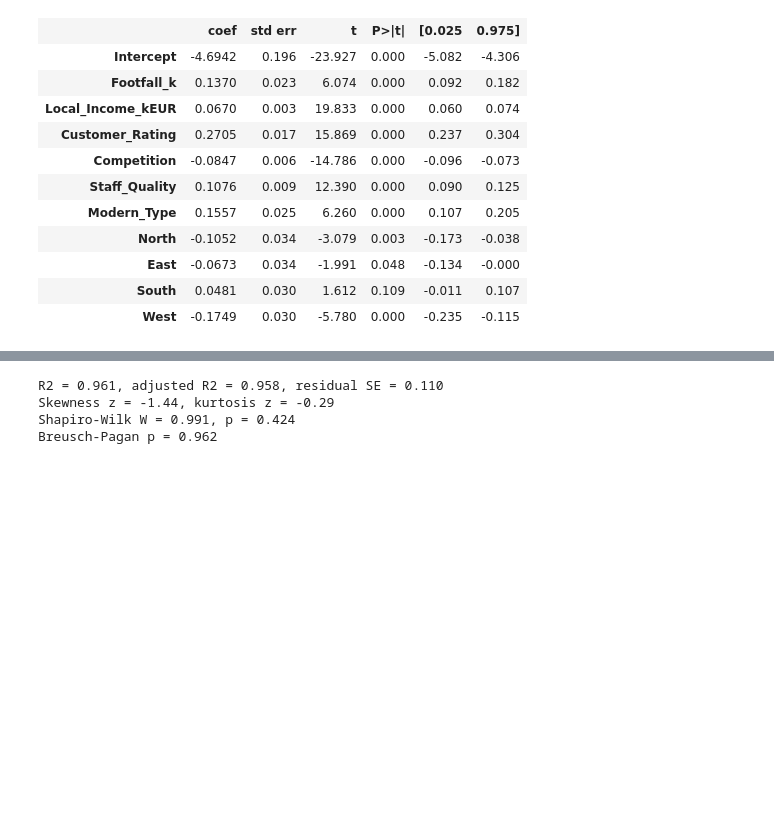
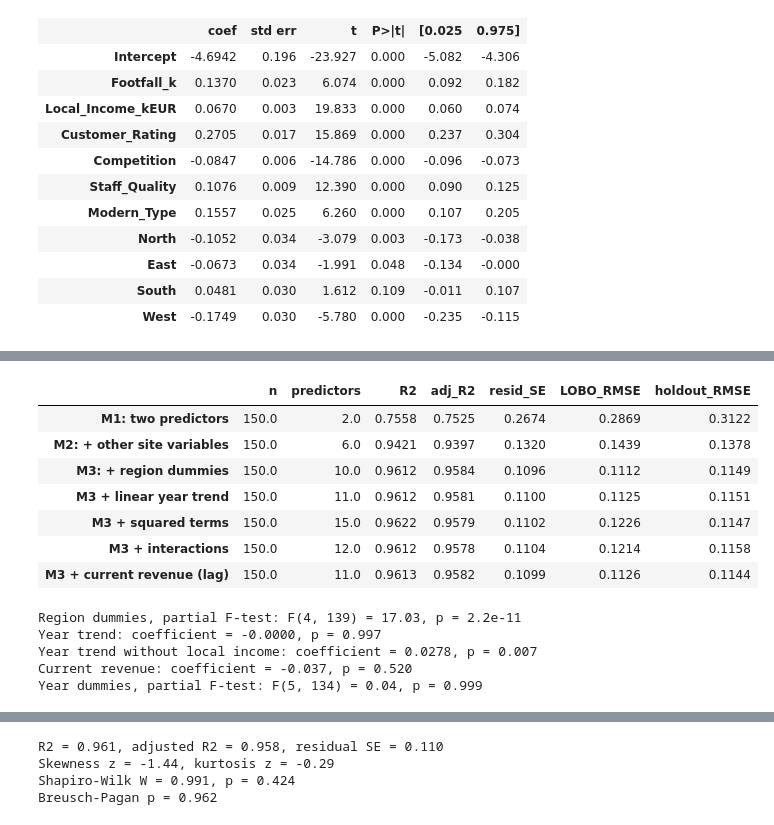
Before and after one commit to Ri-Dearg/data-test, a Jupyter notebook: A00082654_Rory.ipynb, the cells around one changed output, grey strips where cells are left out. Saved outputs shown, nothing was run; the diff lists cells and outputs as text; code cells hidden in the pictures; blank space fills up the shorter version.

```diff
--- a/A00082654_Rory.ipynb
+++ b/A00082654_Rory.ipynb
@@ -326,7 +399,7 @@ def se_kurt(n):
 
 
 def lobo_rmse(formula, data):
-    """Leave-one-branch-out RMSE: each branch is predicted, fitted to the other 24."""
+    """Leave-one-branch-out RMSE: each branch is predicted by a model fitted to the other 24."""
     errors = []
     for branch in data['Branch_ID'].unique():
         train = data[data['Branch_ID'] != branch]
@@ -886,0 +963,44 @@ final.summary().tables[1]
+# %%
+# Candidate models, each fitted to the same 150 branch-years
+candidates = {
+    'M1: two predictors': base,
+    'M2: + other site variables': base + others,
+    'M3: + region dummies': base + others + region,
+    'M3 + linear year trend': base + others + region + ' + Year',
+    'M3 + squared terms': base + others + region
+    + ' + I(Footfall_k**2) + I(Local_Income_kEUR**2) + I(Competition**2) + I(Customer_Rating**2) + I(Staff_Quality**2)',
+    'M3 + interactions': base + others + region + ' + Footfall_k:Local_Income_kEUR + Footfall_k:Competition',
+    'M3 + current revenue (lag)': base + others + region + ' + Revenue_M_EUR',
+}
+fits = {name: smf.ols(f'Revenue_Next ~ {terms}', data=df_model).fit() for name, terms in candidates.items()}
+comparison = pd.DataFrame({name: fit_stats(fit, df_model) for name, fit in fits.items()}).T
+comparison.round(4)
+# %% [output]
+|  | n | predictors | R2 | adj_R2 | resid_SE | LOBO_RMSE | holdout_RMSE |
+| M1: two predictors | 150.0 | 2.0 | 0.7558 | 0.7525 | 0.2674 | 0.2869 | 0.3122 |
+| M2: + other site variables | 150.0 | 6.0 | 0.9421 | 0.9397 | 0.1320 | 0.1439 | 0.1378 |
+| M3: + region dummies | 150.0 | 10.0 | 0.9612 | 0.9584 | 0.1096 | 0.1112 | 0.1149 |
+| M3 + linear year trend | 150.0 | 11.0 | 0.9612 | 0.9581 | 0.1100 | 0.1125 | 0.1151 |
+| M3 + squared terms | 150.0 | 15.0 | 0.9622 | 0.9579 | 0.1102 | 0.1226 | 0.1147 |
+| M3 + interactions | 150.0 | 12.0 | 0.9612 | 0.9578 | 0.1104 | 0.1214 | 0.1158 |
+| M3 + current revenue (lag) | 150.0 | 11.0 | 0.9613 | 0.9582 | 0.1099 | 0.1126 | 0.1144 |
+# %%
+# Tests behind the choices
+m2, m3 = fits['M2: + other site variables'], fits['M3: + region dummies']
+f_region, p_region, df_region = m3.compare_f_test(m2)
+print(f'Region dummies, partial F-test: F({int(df_region)}, {int(m3.df_resid)}) = {f_region:.2f}, p = {p_region:.2g}')
+trend = fits['M3 + linear year trend']
+print(f"Year trend: coefficient = {trend.params['Year']:.4f}, p = {trend.pvalues['Year']:.3f}")
+no_income = smf.ols(f'Revenue_Next ~ Footfall_k{others}{region} + Year', data=df_model).fit()
+print(f"Year trend without local income: coefficient = {no_income.params['Year']:.4f}, p = {no_income.pvalues['Year']:.3f}")
+lagged = fits['M3 + current revenue (lag)']
+print(f"Current revenue: coefficient = {lagged.params['Revenue_M_EUR']:.3f}, p = {lagged.pvalues['Revenue_M_EUR']:.3f}")
+year_dummies = smf.ols(f"Revenue_Next ~ {candidates['M3: + region dummies']} + C(Year)", data=df_model).fit()
+f_year, p_year, df_year = year_dummies.compare_f_test(m3)
+print(f'Year dummies, partial F-test: F({int(df_year)}, {int(year_dummies.df_resid)}) = {f_year:.2f}, p = {p_year:.3f}')
+# %% [output]
+Region dummies, partial F-test: F(4, 139) = 17.03, p = 2.2e-11
+Year trend: coefficient = -0.0000, p = 0.997
+Year trend without local income: coefficient = 0.0278, p = 0.007
+Current revenue: coefficient = -0.037, p = 0.520
+Year dummies, partial F-test: F(5, 134) = 0.04, p = 0.999
```
Also changed, not shown: parts of 18 cells of this notebook.
